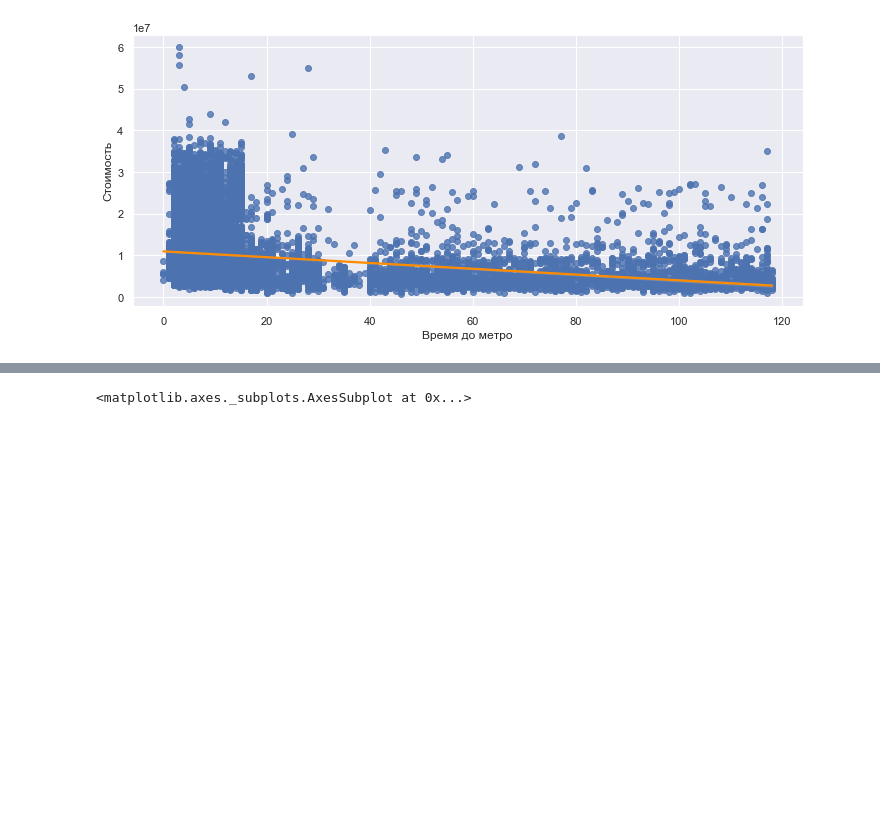
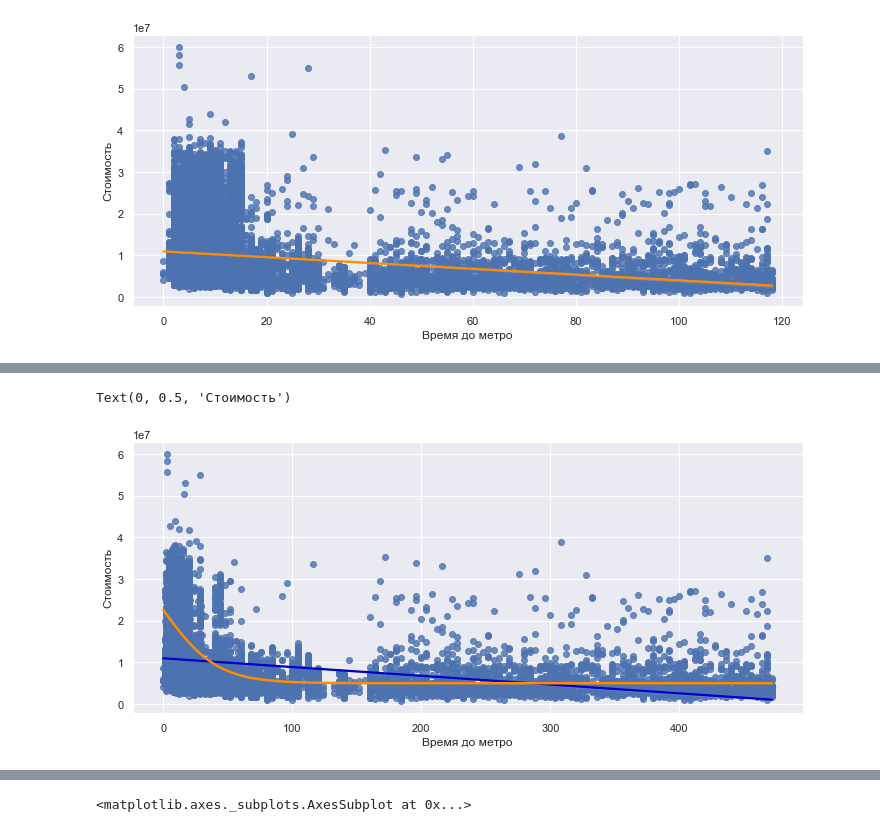
Before and after one commit to aleksanp/cian_prices, a Jupyter notebook: cian_prices.ipynb, the cells around one changed output, grey strips where cells are left out. Saved outputs shown, nothing was run; the diff lists cells and outputs as text; code cells hidden in the pictures; blank space fills up the shorter version.

```diff
--- a/cian_prices.ipynb
+++ b/cian_prices.ipynb
@@ -788,0 +840,32 @@ sns.regplot(cian_data_filled["Время до метро"],
+# %%
+# Fit the 'time to subway' distribution
+
+import scipy
+
+def fit_time_to_sub(x, a, b, c):
+    return (a / (1 + np.exp(b*x))) + c
+
+
+p0 = (-3.5 * 10**7, -0.048, 4 * 10**7)
+
+
+# pars, _ = scipy.optimize.curve_fit(
+#     fit_time_to_sub, cian_data_filled_copy["Время до метро"],
+#     cian_data_filled_copy["Стоимость"], p0=p0)
+# print(pars)
+
+
+plt.figure(figsize=(12,5))
+
+sns.regplot(cian_data_filled_copy["Время до метро"],
+            cian_data_filled_copy["Стоимость"],
+            line_kws={'color': 'mediumblue'})
+ax = sns.lineplot(
+    cian_data_filled_copy["Время до метро"],
+    fit_time_to_sub(cian_data_filled_copy["Время до метро"], *p0),
+    color='darkorange',
+    linewidth=2.5)
+ax.set_ylabel('Стоимость')
+# %% [output]
+Text(0, 0.5, 'Стоимость')
+[figure, added]
```
Also changed, not shown: parts of 48 cells of this notebook.
